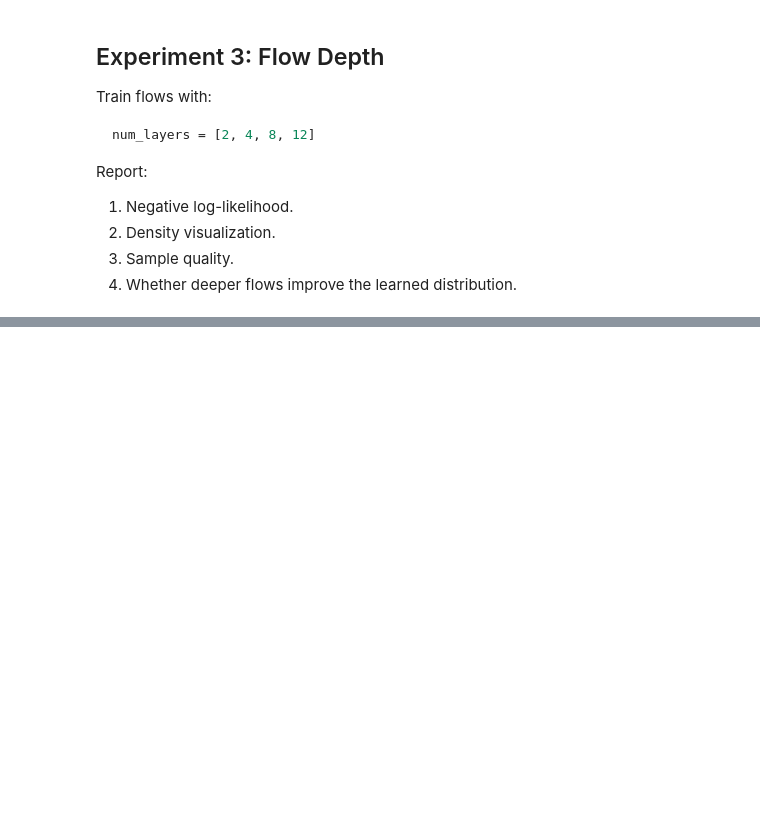
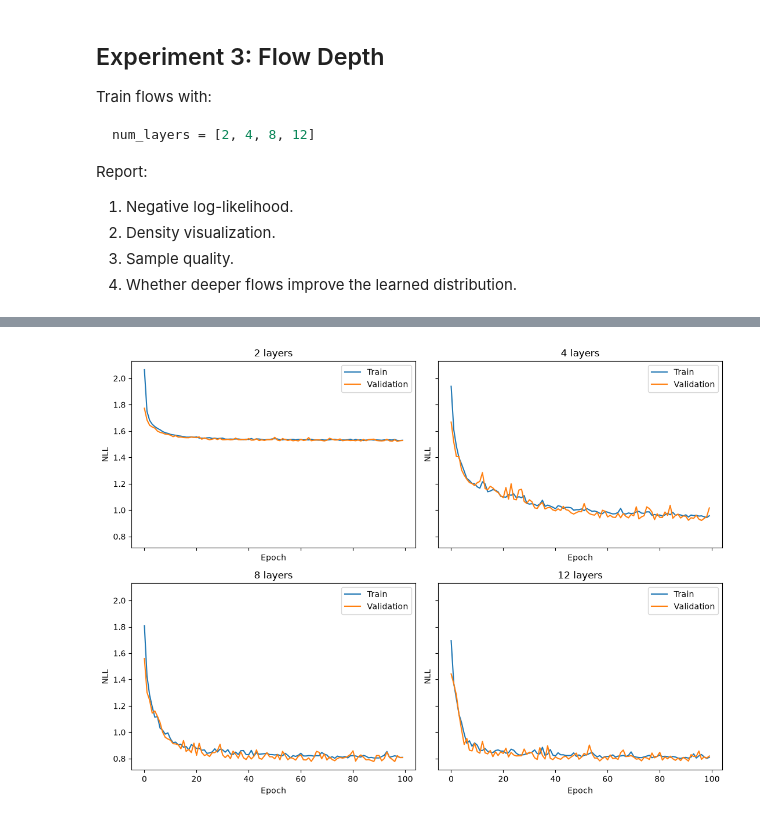
Before and after one commit to ml-and-ds-degree/deep-generative-models-of-texts-and-images, a Jupyter notebook: FinalProjectPart1.ipynb, the cells around one changed output, grey strips where cells are left out. Cells and saved outputs as stored; diff of their text form; code cells hidden in the pictures; blank space fills up the shorter version.

```diff
--- a/FinalProjectPart1.ipynb
+++ b/FinalProjectPart1.ipynb
@@ -861,3 +1011,99 @@ Report:
 2. Density visualization.
 3. Sample quality.
 4. Whether deeper flows improve the learned distribution.
+# %%
+def evaluate_flow_experiment(model, data):
+    model.eval()
+    with torch.no_grad():
+        return -model.log_prob(data.to(device)).mean().item()
+
+def train_flow_experiment(depth, train_data, val_data, epochs=100):
+    set_experiment_seed()
+    loader = make_seeded_loader(
+        torch.utils.data.TensorDataset(train_data), 256, True
+    )
+    model = RealNVP2D(num_layers=depth).to(device)
+    optimizer = torch.optim.Adam(model.parameters(), lr=1e-3)
+    train_history, val_history = [], []
+
+    for _ in range(epochs):
+        model.train()
+        train_total = 0.0
+        for (x,) in loader:
+            x = x.to(device)
+            loss = -model.log_prob(x).mean()
+            optimizer.zero_grad()
+            loss.backward()
+            optimizer.step()
+            train_total += loss.item() * len(x)
+        train_history.append(train_total / len(train_data))
+        val_history.append(evaluate_flow_experiment(model, val_data))
+
+    return model, train_history, val_history
+
+num_layers = [2, 4, 8, 12]
+flow_experiment_results = {}
+flow_data = make_2d_data(seed=EXPERIMENT_SEED)
+generator = torch.Generator().manual_seed(EXPERIMENT_SEED)
+indices = torch.randperm(len(flow_data), generator=generator)
+split = int(0.8 * len(flow_data))
+train_data = flow_data[indices[:split]]
+val_data = flow_data[indices[split:]]
+
+for depth in num_layers:
+    model, train_history, val_history = train_flow_experiment(
+        depth, train_data, val_data
+    )
+    model.eval()
+    with torch.no_grad():
+        samples = model.sample(5000).cpu()
+
+    flow_experiment_results[depth] = {
+        "model": model,
+        "train_nll": evaluate_flow_experiment(model, train_data),
+        "validation_nll": evaluate_flow_experiment(model, val_data),
+        "train_history": train_history,
+        "validation_history": val_history,
+        "samples": samples,
+    }
+    result = flow_experiment_results[depth]
+    print(f"layers={depth}: train NLL={result['train_nll']:.4f}, validation NLL={result['validation_nll']:.4f}")
+
+fig, axes = plt.subplots(2, 2, figsize=(11, 8), sharex=True, sharey=True)
+for ax, depth in zip(axes.flat, num_layers):
+    result = flow_experiment_results[depth]
+    ax.plot(result["train_history"], label="Train")
+    ax.plot(result["validation_history"], label="Validation")
+    ax.set_title(f"{depth} layers")
+    ax.set_xlabel("Epoch")
+    ax.set_ylabel("NLL")
+    ax.legend()
+plt.tight_layout()
+plt.show()
+
+x_grid = torch.linspace(-2, 3, 200)
+y_grid = torch.linspace(-1.5, 2, 200)
+xx, yy = torch.meshgrid(x_grid, y_grid, indexing="ij")
+grid = torch.stack([xx.reshape(-1), yy.reshape(-1)], dim=1).to(device)
+
+fig, axes = plt.subplots(2, 2, figsize=(11, 8), sharex=True, sharey=True)
+for ax, depth in zip(axes.flat, num_layers):
+    model = flow_experiment_results[depth]["model"]
+    with torch.no_grad():
+        density = model.log_prob(grid).exp().cpu().reshape(200, 200)
+    ax.contourf(xx.numpy(), yy.numpy(), density.numpy(), levels=50)
+    ax.scatter(val_data[:, 0], val_data[:, 1], s=1, c="white", alpha=0.12)
+    ax.set_title(f"Density: {depth} layers")
+plt.tight_layout()
+plt.show()
+
+fig, axes = plt.subplots(2, 2, figsize=(11, 8), sharex=True, sharey=True)
+for ax, depth in zip(axes.flat, num_layers):
+    samples = flow_experiment_results[depth]["samples"]
+    ax.scatter(samples[:, 0], samples[:, 1], s=2)
+    ax.set_xlim(-2, 3)
+    ax.set_ylim(-1.5, 2)
+    ax.set_title(f"Samples: {depth} layers")
+plt.tight_layout()
+plt.show()
+# %% [output]
@@ -863,0 +1114 @@ Report:
+[figure, added]
```
Also changed, not shown: parts of 22 cells of this notebook.
